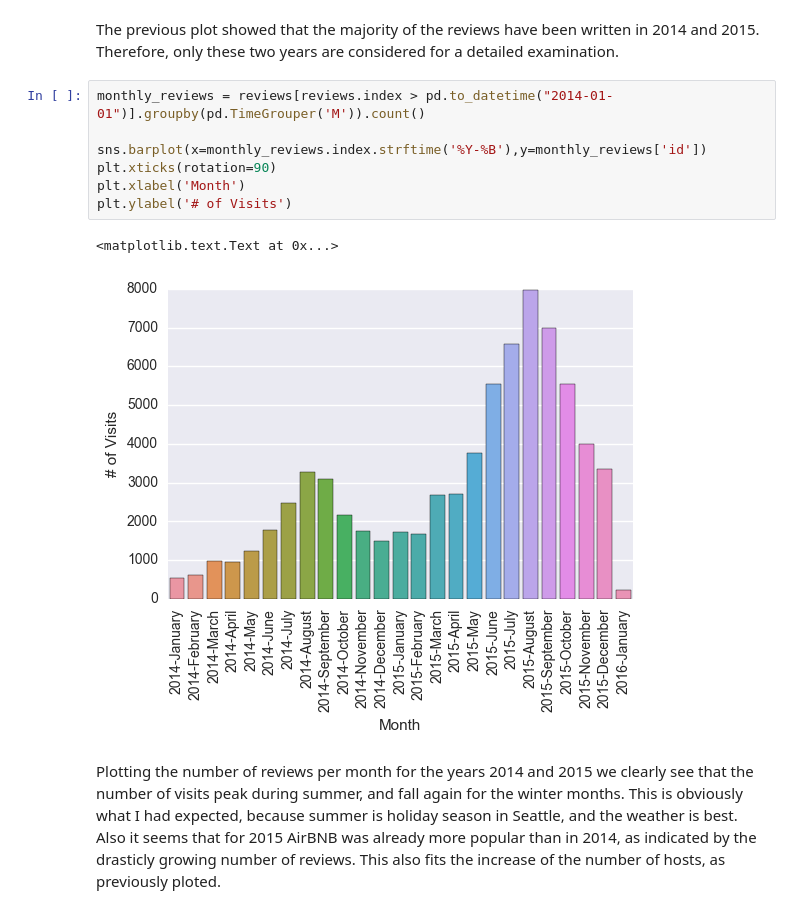
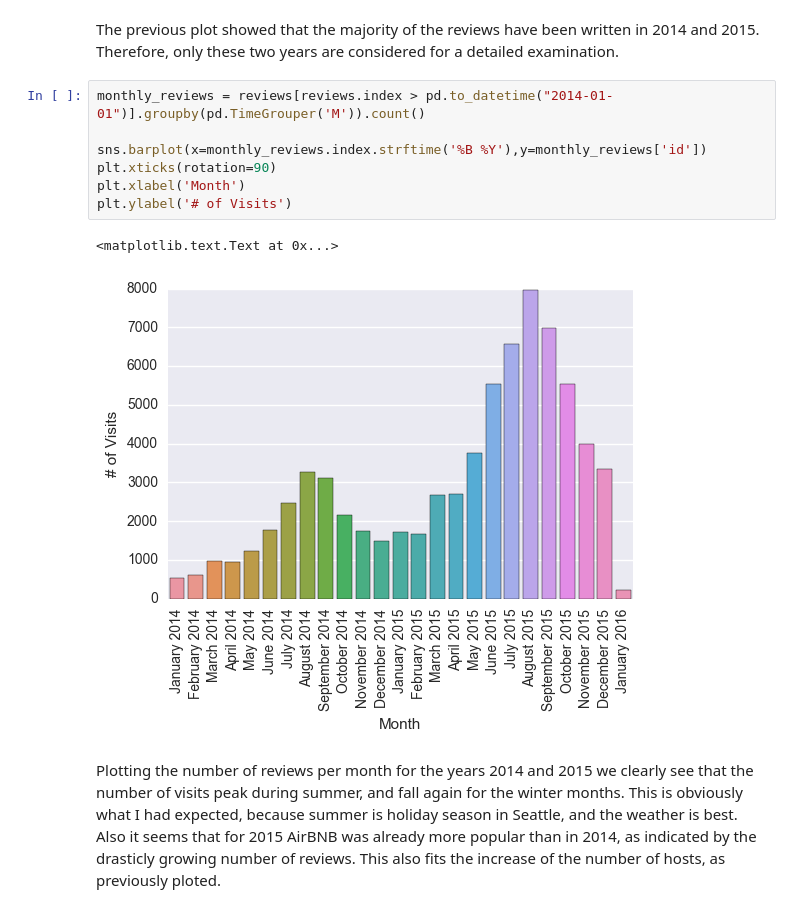
Before and after one commit to fjungwirth/VA2016-lab-project, a Jupyter notebook: VA2016_lab_project_Seattle_AirBnb.ipynb, the cells around one changed output. Saved outputs shown, nothing was run; the diff lists cells and outputs as text.

```diff
--- a/VA2016_lab_project_Seattle_AirBnb.ipynb
+++ b/VA2016_lab_project_Seattle_AirBnb.ipynb
@@ -348,13 +349,13 @@ The previous plot showed that the majority of the reviews have been written in 2
 # %%
 monthly_reviews = reviews[reviews.index > pd.to_datetime("2014-01-01")].groupby(pd.TimeGrouper('M')).count()
 
-sns.barplot(x=monthly_reviews.index.strftime('%Y-%B'),y=monthly_reviews['id'])
+sns.barplot(x=monthly_reviews.index.strftime('%B %Y'),y=monthly_reviews['id'])
 plt.xticks(rotation=90)
 plt.xlabel('Month')
 plt.ylabel('# of Visits')
 # %% [output]
 <matplotlib.text.Text at 0x...>
-[figure, old version]
+[figure, new version]
 # %% [markdown]
 Plotting the number of reviews per month for the years 2014 and 2015 we clearly see that the number of visits peak during summer, and fall again for the winter months. This is obviously what I had expected, because summer is holiday season in Seattle, and the weather is best. Also it seems that for 2015 AirBNB was already more popular than in 2014, as indicated by the drasticly growing number of reviews. This also fits the increase of the number of hosts, as previously ploted.
 # %% [markdown]
```
Also changed, not shown: parts of 11 cells of this notebook.
